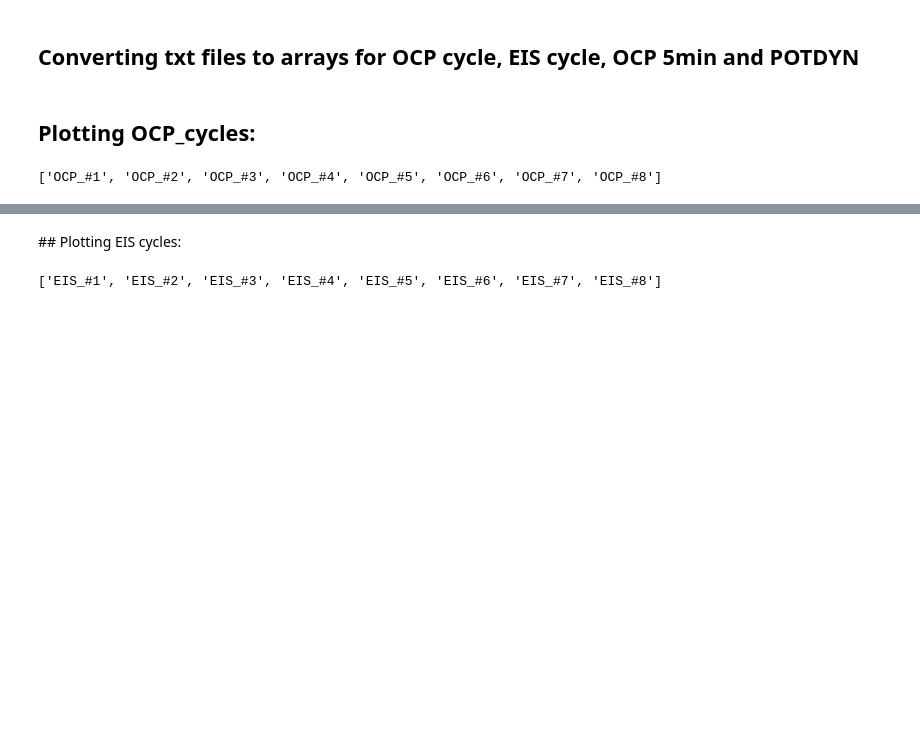
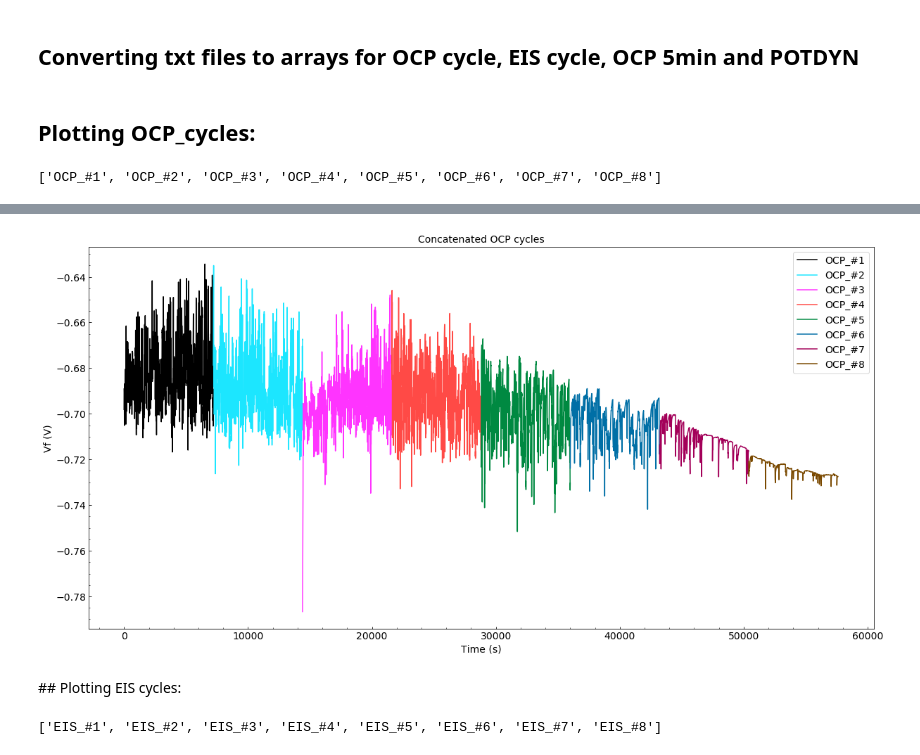
Before and after one commit to CoDaSiTo/IJL_Corrosion, a Jupyter notebook: NaCl_corrosion.ipynb, the cells around one changed output, grey strips where cells are left out. Drawn from its saved outputs; the diff is of its cells as text; code cells hidden in the pictures; blank space fills up the shorter version.

```diff
--- a/NaCl_corrosion.ipynb
+++ b/NaCl_corrosion.ipynb
@@ -261,3 +331,7 @@ plt.show()
+# %%
+save_concatenated_OCP(OCP_cycle_array, OCP_cycle_label, colors, newpath)
+# %% [output]
+[figure, added]
 # %% [markdown]
 ## Plotting EIS cycles:
 # %%
```
Also changed, not shown: parts of 17 cells of this notebook.
